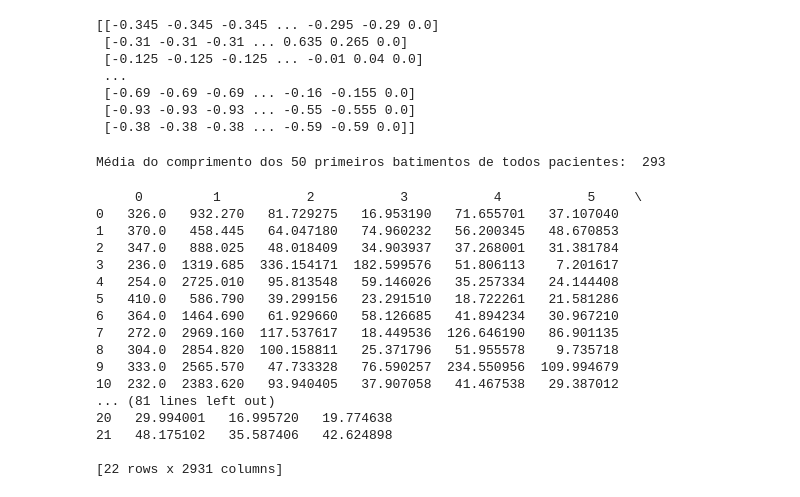
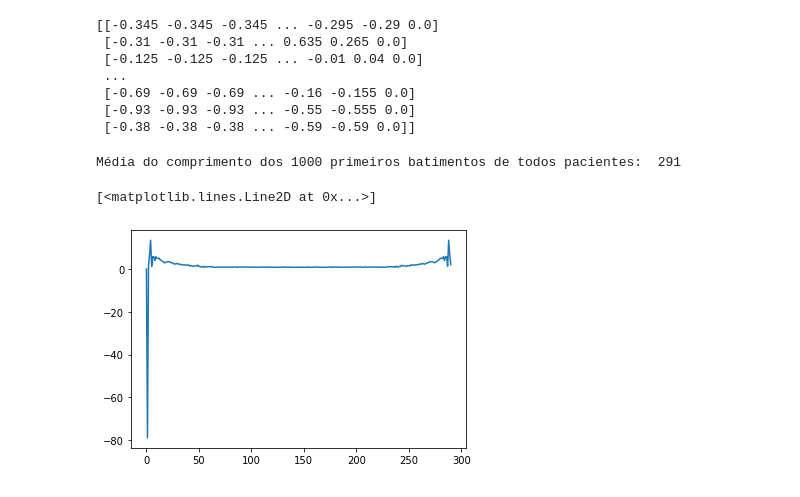
Before and after one commit to LeonardoKomura/PSI3471, a Jupyter notebook: P1/P1.ipynb, the cells around one changed output. Drawn from its saved outputs; the diff is of its cells as text; code cells hidden in the pictures.

```diff
--- a/P1/P1.ipynb
+++ b/P1/P1.ipynb
@@ -11,10 +16,10 @@ from tensorflow import keras
 # %%
 # Leitura dos arquivos
-ecg_treino = pd.read_csv("ecg_treino.csv")
+ecg_treino = pd.read_pickle("ecg_treino.pickle")
 rotulos_treino = pd.read_csv("rotulos_treino.csv")
 n_rotulos_treino = pd.read_csv("n_rotulos_treino.csv")
 
-ecg_teste = pd.read_csv("ecg_teste.csv")
+ecg_teste = pd.read_pickle("ecg_teste.pickle")
 rotulos_teste = pd.read_csv("rotulos_teste.csv")
 n_rotulos_teste = pd.read_csv("n_rotulos_teste.csv")
 # %%
@@ -46,20 +51,25 @@ print(treino)
  [-0.93 -0.93 -0.93 ... -0.55 -0.555 0.0]
  [-0.38 -0.38 -0.38 ... -0.59 -0.59 0.0]]
 # %%
-# Cálculo da média do "comprimento" dos 50 primeiros batimentos de todos pacientes
+# Cálculo da média do "comprimento" dos 1000 primeiros batimentos de todos pacientes
 nn = 0.0
 for i in range(0, len(n_treino)):
-    for j in range(50):
+    for j in range(1000):
         nn = nn + abs(n_treino[i,j] - n_treino[i, j+1])
-nn_average = math.ceil(nn/(50*len(n_treino)))
-print("Média do comprimento dos 50 primeiros batimentos de todos pacientes: ", nn_average)
+nn_average = math.ceil(nn/(1000*len(n_treino)))
+print("Média do comprimento dos 1000 primeiros batimentos de todos pacientes: ", nn_average)
 # %% [output]
-Média do comprimento dos 50 primeiros batimentos de todos pacientes:  293
+Média do comprimento dos 1000 primeiros batimentos de todos pacientes:  291
 # %%
 # Colocando cada batimento numa posição de um tensor
-n_pontos = 650000
+n_pontos = 400000
 batimentos = int(n_pontos/nn_average)
-tensor = np.ndarray(shape=(len(treino), batimentos, nn_average-1), dtype=float)
+tensor_treino = np.ndarray(shape=(len(treino), batimentos, nn_average), dtype=float)
 for i in range(len(treino)):
     for j in range(batimentos):
-        tensor[i,j] = treino[i, j*nn_average : (j+1)*nn_average-1]
+        tensor_treino[i,j] = np.append(0, np.fft.fft(treino[i, int(n_treino[i,j]) : int(n_treino[i,j+1])], n = nn_average-1))
+
+tensor_teste = np.ndarray(shape=(len(teste), batimentos, nn_average), dtype=float)
+for i in range(len(teste)):
+    for j in range(batimentos):
+        tensor_teste[i,j] = np.append(0, np.fft.fft(teste[i, int(n_teste[i,j]) : int(n_teste[i,j+1])], n = nn_average-1))
@@ -71 +76,6 @@ for i in range(len(treino)):
+# %%
+plt.plot(tensor_treino[0,7])
+# %% [output]
+[<matplotlib.lines.Line2D at 0x...>]
+[figure, added]
 # %%
@@ -86,23 +120,15 @@ for i in range(0, len(n_teste)):
 # %%
-## Retornando para dataframe
-#df_treino = pd.DataFrame(abs(ft_treino))
-#df_teste  = pd.DataFrame(abs(ft_teste))
-#print(df_treino)
+# Transformando um tensor numa matriz (cada linha refere-se a um batimento + media)
+matriz_treino = np.zeros((batimentos*len(treino), len(tensor_treino[0,0])))
+n = 0
+for i in range(len(treino)):
+    for j in range(batimentos):
+        matriz_treino[n] = tensor_treino[i,j]
+        n = n+1
+
+matriz_teste = np.zeros((batimentos*len(teste), len(tensor_teste[0,0])))
+n = 0
+for i in range(len(teste)):
+    for j in range(batimentos):
+        matriz_teste[n] = tensor_teste[i,j]
+        n = n+1
-# %% [output]
-     0         1           2           3           4           5     \
-0   326.0   932.270   81.729275   16.953190   71.655701   37.107040
-1   370.0   458.445   64.047180   74.960232   56.200345   48.670853
-2   347.0   888.025   48.018409   34.903937   37.268001   31.381784
-3   236.0  1319.685  336.154171  182.599576   51.806113    7.201617
-4   254.0  2725.010   95.813548   59.146026   35.257334   24.144408
-5   410.0   586.790   39.299156   23.291510   18.722261   21.581286
-6   364.0  1464.690   61.929660   58.126685   41.894234   30.967210
-7   272.0  2969.160  117.537617   18.449536  126.646190   86.901135
-8   304.0  2854.820  100.158811   25.371796   51.955578    9.735718
-9   333.0  2565.570   47.733328   76.590257  234.550956  109.994679
-10  232.0  2383.620   93.940405   37.907058   41.467538   29.387012
-... (81 lines left out)
-20   29.994001   16.995720   19.774638
-21   48.175102   35.587406   42.624898
-
-[22 rows x 2931 columns]
```
Also changed, not shown: parts of 20 cells of this notebook.
